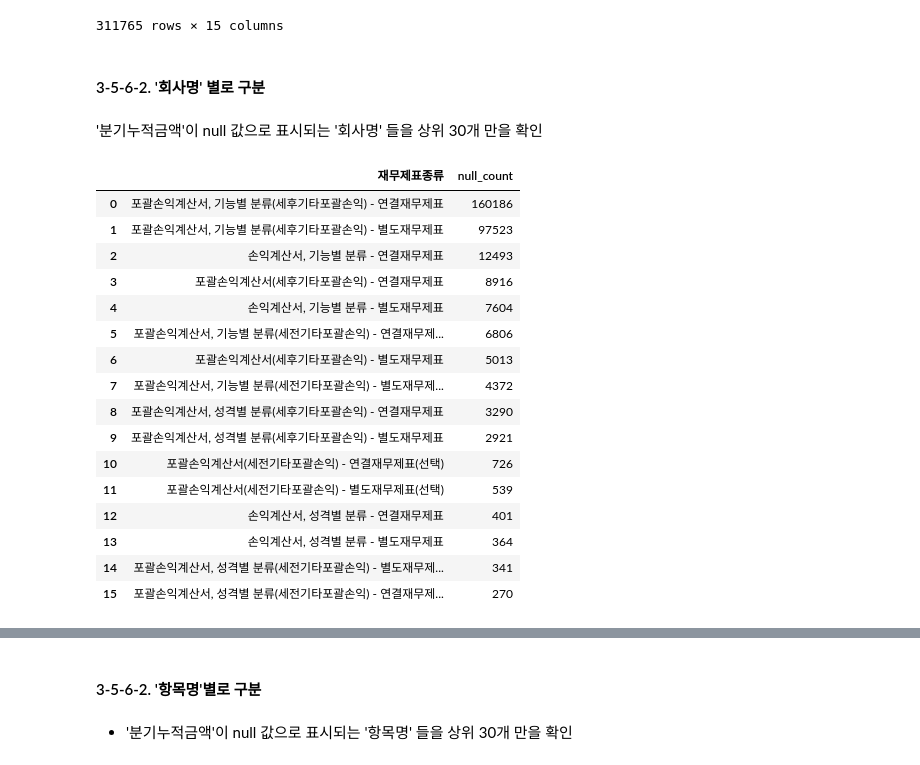
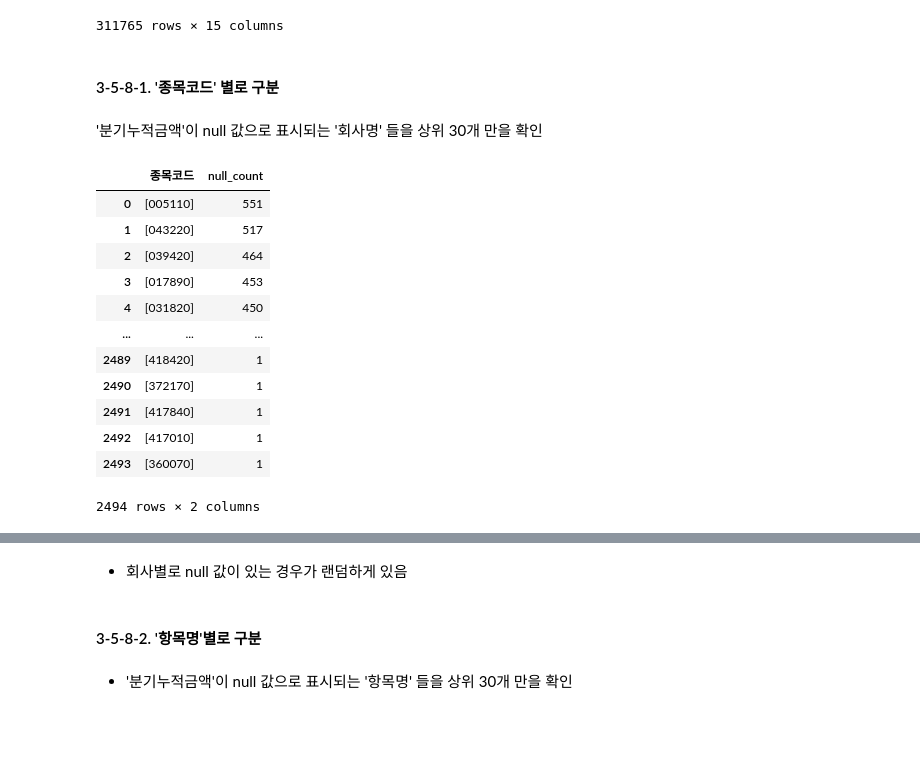
Before and after one commit to Ryong1998/snowball, a Jupyter notebook: 2_Data_Preparation.ipynb, the cells around one changed output, grey strips where cells are left out. Saved outputs shown, nothing was run; the diff lists cells and outputs as text; code cells hidden in the pictures; blank space fills up the shorter version.

```diff
--- a/2_Data_Preparation.ipynb
+++ b/2_Data_Preparation.ipynb
@@ -2329,33 +2385,29 @@ PL_amount_null
 | 311764 | 포괄손익계산서, 성격별 분류(세전기타포괄손익) - 연결재무제... | [238490] | 힘스 | 코스닥시장상장법인 | 292 | 특수 목적용 기계 제조업 | 12 | 2022-09-30 | 3분기보고서 | KRW | ifrs-full_EarningsPerShareAbstract | ... |
 311765 rows × 15 columns
 # %% [markdown]
-#### 3-5-6-2. '회사명' 별로 구분
+#### 3-5-8-1. '종목코드' 별로 구분
 # %% [markdown]
 '분기누적금액'이 null 값으로 표시되는 '회사명' 들을 상위 30개 만을 확인
 # %%
-PL_amount_null_temp = PL_amount_null.groupby('재무제표종류').agg({'항목코드': ['count']})
+PL_amount_null_temp = PL_amount_null.groupby('종목코드').agg({'항목코드': ['count']})
 PL_amount_null_temp = PL_amount_null_temp.sort_values(by=('항목코드', 'count'), ascending=False)
 PL_amount_null_temp.columns = ['null_count']
 PL_amount_null_temp = PL_amount_null_temp.reset_index()
 PL_amount_null_temp
 # %% [output]
-|  | 재무제표종류 | null_count |
-| 0 | 포괄손익계산서, 기능별 분류(세후기타포괄손익) - 연결재무제표 | 160186 |
-| 1 | 포괄손익계산서, 기능별 분류(세후기타포괄손익) - 별도재무제표 | 97523 |
-| 2 | 손익계산서, 기능별 분류 - 연결재무제표 | 12493 |
-| 3 | 포괄손익계산서(세후기타포괄손익) - 연결재무제표 | 8916 |
-| 4 | 손익계산서, 기능별 분류 - 별도재무제표 | 7604 |
-| 5 | 포괄손익계산서, 기능별 분류(세전기타포괄손익) - 연결재무제... | 6806 |
-| 6 | 포괄손익계산서(세후기타포괄손익) - 별도재무제표 | 5013 |
-| 7 | 포괄손익계산서, 기능별 분류(세전기타포괄손익) - 별도재무제... | 4372 |
-| 8 | 포괄손익계산서, 성격별 분류(세후기타포괄손익) - 연결재무제표 | 3290 |
-| 9 | 포괄손익계산서, 성격별 분류(세후기타포괄손익) - 별도재무제표 | 2921 |
-| 10 | 포괄손익계산서(세전기타포괄손익) - 연결재무제표(선택) | 726 |
-| 11 | 포괄손익계산서(세전기타포괄손익) - 별도재무제표(선택) | 539 |
-| 12 | 손익계산서, 성격별 분류 - 연결재무제표 | 401 |
-| 13 | 손익계산서, 성격별 분류 - 별도재무제표 | 364 |
-| 14 | 포괄손익계산서, 성격별 분류(세전기타포괄손익) - 별도재무제... | 341 |
-| 15 | 포괄손익계산서, 성격별 분류(세전기타포괄손익) - 연결재무제... | 270 |
+|  | 종목코드 | null_count |
+| 0 | [005110] | 551 |
+| 1 | [043220] | 517 |
+| 2 | [039420] | 464 |
+| 3 | [017890] | 453 |
+| 4 | [031820] | 450 |
+| ... | ... | ... |
+| 2489 | [418420] | 1 |
+| 2490 | [372170] | 1 |
+| 2491 | [417840] | 1 |
+| 2492 | [417010] | 1 |
+| 2493 | [360070] | 1 |
+2494 rows × 2 columns
 # %%
 import plotly.express as px
 
@@ -2363,8 +2415,10 @@ fig = px.bar(PL_amount_null_temp.loc[:30,:], x='재무제표종류', y='null_cou
 fig.show()
 # %% [output]
 [interactive output not drawn]
+# %% [markdown]
+- 회사별로 null 값이 있는 경우가 랜덤하게 있음
 # %% [markdown]
-#### 3-5-6-2. '항목명'별로 구분
+#### 3-5-8-2. '항목명'별로 구분
 # %% [markdown]
 - '분기누적금액'이 null 값으로 표시되는 '항목명' 들을 상위 30개 만을 확인
 # %%
```
Also changed, not shown: parts of 90 cells of this notebook.
